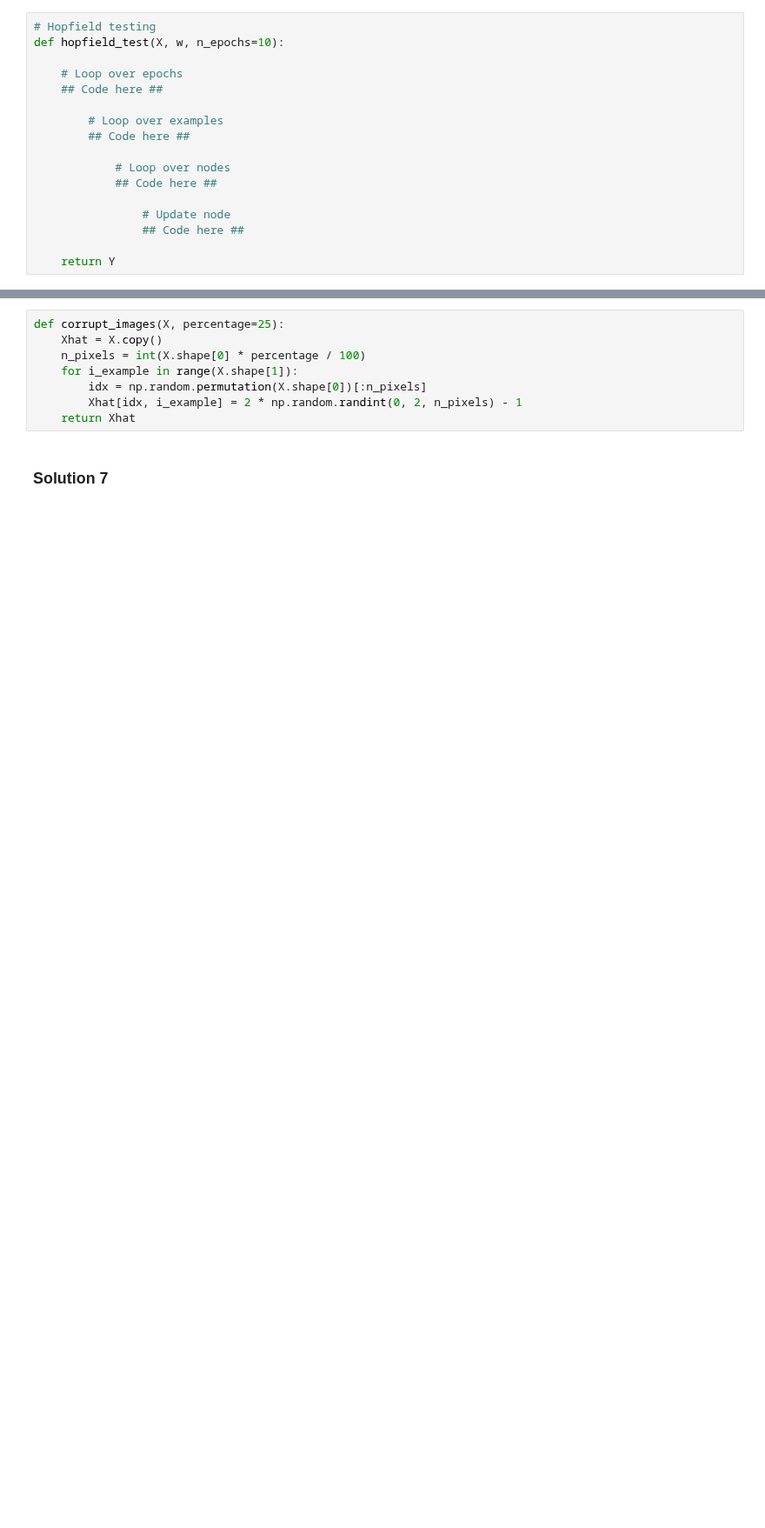
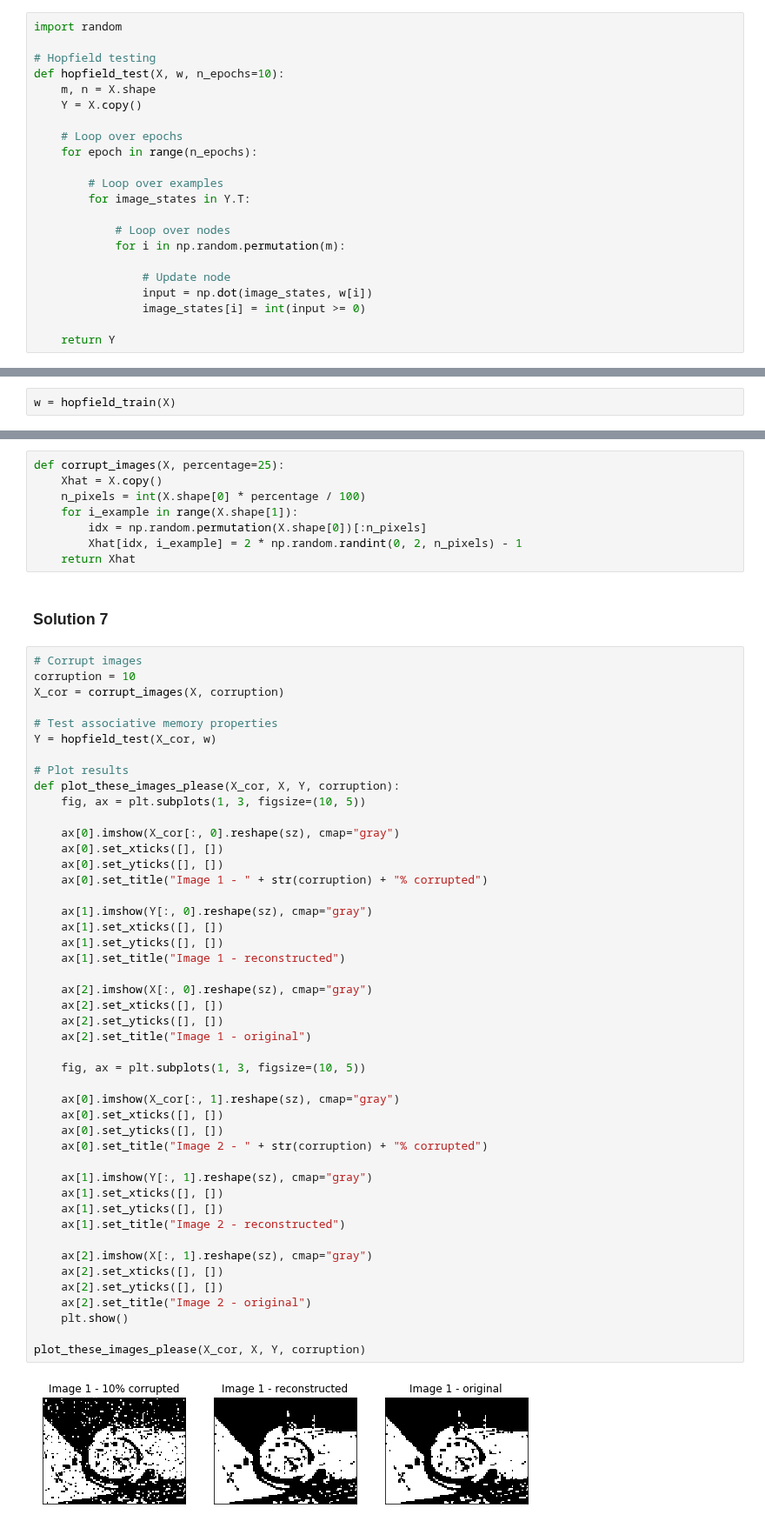
Before and after one commit to AjinkyaIndulkar/neural-networks-1920, a Jupyter notebook: P6 - Energy-Based Models/Chapter_08_hopfield.ipynb, the cells around one changed output, grey strips where cells are left out. Shown at 87% size. Drawn from its saved outputs; the diff is of its cells as text; blank space fills up the shorter version.

```diff
--- a/P6 - Energy-Based Models/Chapter_08_hopfield.ipynb
+++ b/P6 - Energy-Based Models/Chapter_08_hopfield.ipynb
@@ -218,20 +220,25 @@ Write a function `hopfield_test(X, w, n_epochs)` which takes the $n$ initial sta
 # %% [markdown]
 ### Solution 5
 # %%
+import random
+
 # Hopfield testing
 def hopfield_test(X, w, n_epochs=10):
+    m, n = X.shape
+    Y = X.copy()
 
     # Loop over epochs
-    ## Code here ##
+    for epoch in range(n_epochs):
 
         # Loop over examples
-        ## Code here ##
+        for image_states in Y.T:
 
             # Loop over nodes
-            ## Code here ##
+            for i in np.random.permutation(m):
 
                 # Update node
-                ## Code here ##
+                input = np.dot(image_states, w[i])
+                image_states[i] = int(input >= 0)
 
     return Y
 # %% [markdown]
@@ -245,3 +249,5 @@ Train your hopfield network on the two *input patterns* in `X` and save the weig
+# %%
+w = hopfield_train(X)
 # %% [markdown]
 ### Exercise 7 (2 points)
 
@@ -261,3 +267,51 @@ def corrupt_images(X, percentage=25):
     return Xhat
 # %% [markdown]
 ### Solution 7
+# %%
+# Corrupt images
+corruption = 10
+X_cor = corrupt_images(X, corruption)
+
+# Test associative memory properties
+Y = hopfield_test(X_cor, w)
+
+# Plot results
+def plot_these_images_please(X_cor, X, Y, corruption):
+    fig, ax = plt.subplots(1, 3, figsize=(10, 5))
+
+    ax[0].imshow(X_cor[:, 0].reshape(sz), cmap="gray")
+    ax[0].set_xticks([], [])
+    ax[0].set_yticks([], [])
+    ax[0].set_title("Image 1 - " + str(corruption) + "% corrupted")
+
+    ax[1].imshow(Y[:, 0].reshape(sz), cmap="gray")
+    ax[1].set_xticks([], [])
+    ax[1].set_yticks([], [])
+    ax[1].set_title("Image 1 - reconstructed")
+
+    ax[2].imshow(X[:, 0].reshape(sz), cmap="gray")
+    ax[2].set_xticks([], [])
+    ax[2].set_yticks([], [])
+    ax[2].set_title("Image 1 - original")
+
+    fig, ax = plt.subplots(1, 3, figsize=(10, 5))
+
+    ax[0].imshow(X_cor[:, 1].reshape(sz), cmap="gray")
+    ax[0].set_xticks([], [])
+    ax[0].set_yticks([], [])
+    ax[0].set_title("Image 2 - " + str(corruption) + "% corrupted")
+
+    ax[1].imshow(Y[:, 1].reshape(sz), cmap="gray")
+    ax[1].set_xticks([], [])
+    ax[1].set_yticks([], [])
+    ax[1].set_title("Image 2 - reconstructed")
+
+    ax[2].imshow(X[:, 1].reshape(sz), cmap="gray")
+    ax[2].set_xticks([], [])
+    ax[2].set_yticks([], [])
+    ax[2].set_title("Image 2 - original")
+    plt.show()
+
+plot_these_images_please(X_cor, X, Y, corruption)
+# %% [output]
+[figure, added]
```
Also changed, not shown: parts of 16 cells of this notebook.
